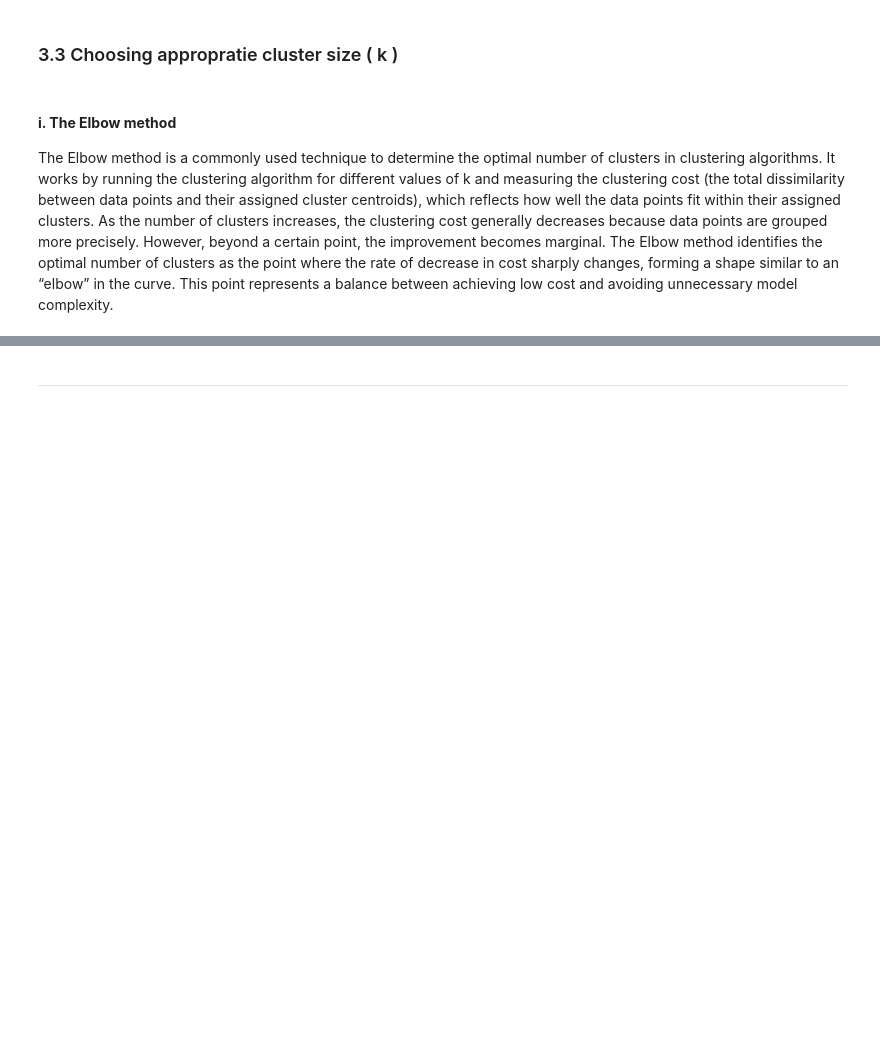
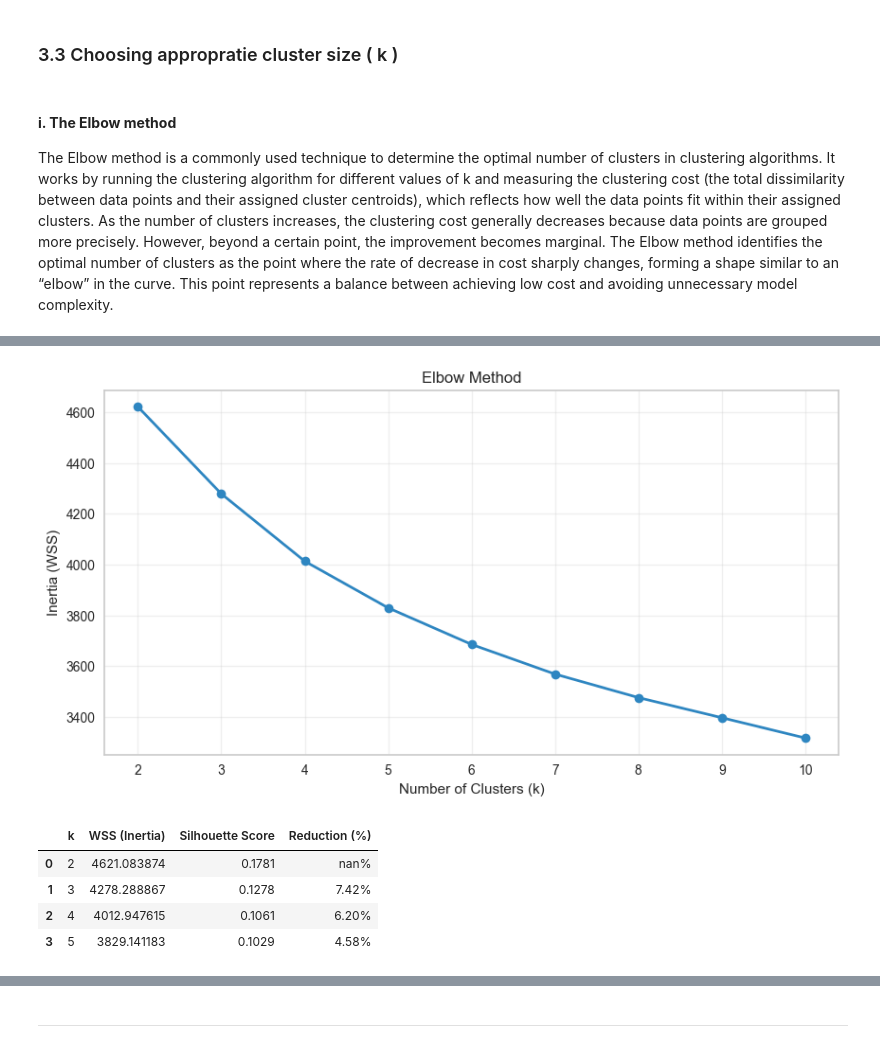
Before and after one commit to Janau00/SWE485-Project-Group9, a Jupyter notebook: Phase2_Unsupervised_Learning.ipynb, the cells around one changed output, grey strips where cells are left out. Drawn from its saved outputs; the diff is of its cells as text; code cells hidden in the pictures; blank space fills up the shorter version.

```diff
--- a/Phase2_Unsupervised_Learning.ipynb
+++ b/Phase2_Unsupervised_Learning.ipynb
@@ -286,0 +241,47 @@ KeyboardInterrupt:
+# %%
+# Setup
+k_range = range(2, 11)
+inertia = []
+sil_scores = []
+
+# Combined Logic Loop
+for k in k_range:
+    model = KMeans(
+        n_clusters=k,
+        n_init=50,
+        init='k-means++',
+        random_state=42).fit(clustering_data)
+
+    inertia.append(model.inertia_)
+    sil_scores.append(silhouette_score(clustering_data, model.labels_))
+
+# Plotting the Elbow Method (Inertia)
+plt.figure(figsize=(10, 5))
+plt.plot(k_range, inertia, marker='o', linestyle='-', color='#2E86C1', linewidth=2)
+plt.xlabel('Number of Clusters (k)')
+plt.ylabel('Inertia (WSS)')
+plt.title('Elbow Method')
+plt.grid(True, alpha=0.3)
+plt.show()
+
+# Creating and Displaying the Styled Table
+df_metrics = pd.DataFrame({
+    'k': k_range,
+    'WSS (Inertia)': inertia,
+    'Silhouette Score': sil_scores
+})
+
+# Calculate the reduction percentage for the tie-breaker
+df_metrics['Reduction (%)'] = df_metrics['WSS (Inertia)'].pct_change().abs() * 100
+
+# Slice the dataframe to the first 5 rows
+display(df_metrics.head(4).style.background_gradient(subset=['Silhouette Score'], cmap='YlGn')
+                  .format({'Reduction (%)': "{:.2f}%", 'Silhouette Score': "{:.4f}"})
+                  .highlight_max(subset=['Silhouette Score'], color='lightgreen'))
+# %% [output]
+[figure, added]
+|  | k | WSS (Inertia) | Silhouette Score | Reduction (%) |
+| 0 | 2 | 4621.083874 | 0.1781 | nan% |
+| 1 | 3 | 4278.288867 | 0.1278 | 7.42% |
+| 2 | 4 | 4012.947615 | 0.1061 | 6.20% |
+| 3 | 5 | 3829.141183 | 0.1029 | 4.58% |
```
Also changed, not shown: parts of 22 cells of this notebook, 1 other file.
